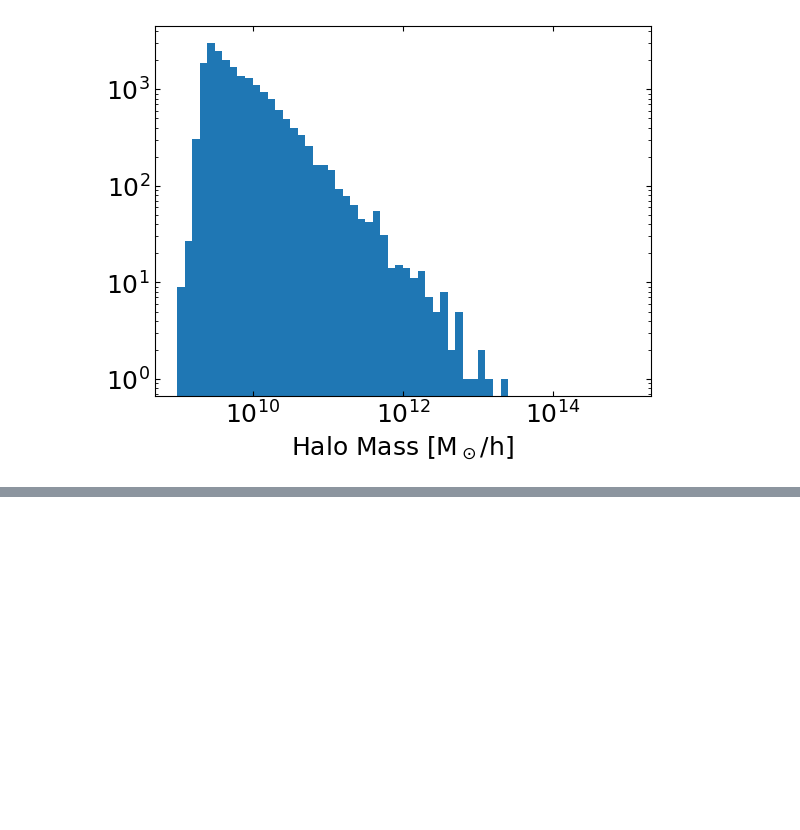
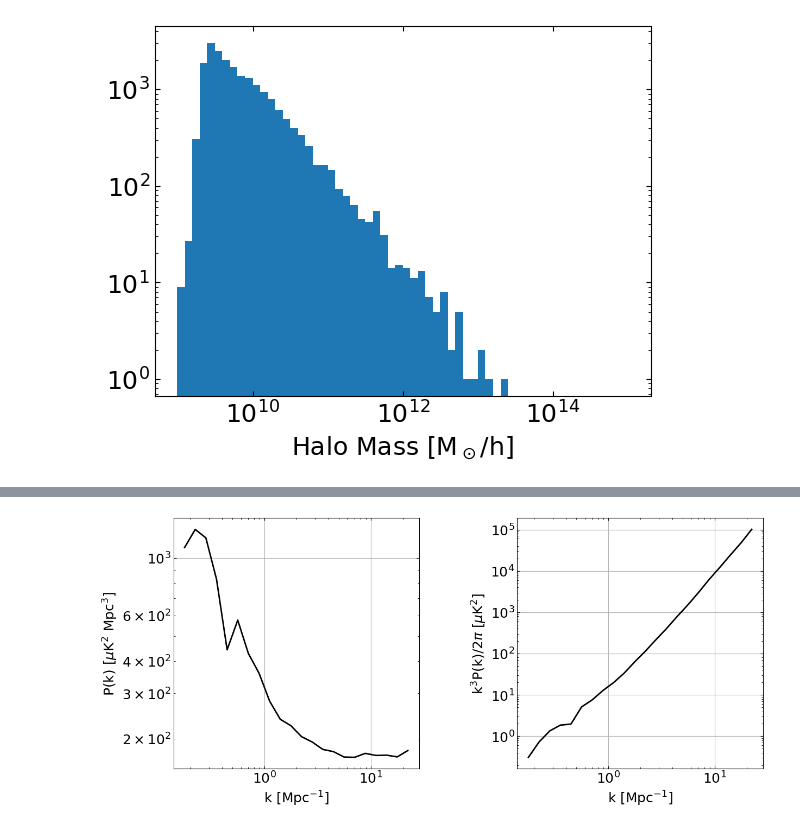
Before and after one commit to shubhagrawal30/CosmoIM, a Jupyter notebook: notebooks/simim.ipynb, the cells around one changed output, grey strips where cells are left out. Saved outputs shown, nothing was run; the diff lists cells and outputs as text; code cells hidden in the pictures; blank space fills up the shorter version.

```diff
--- a/notebooks/simim.ipynb
+++ b/notebooks/simim.ipynb
@@ -236,0 +295,47 @@ snaphandler.hist('mass',axkws={'xlabel':'Halo Mass [M$_\odot$/h]','xscale':'log'
+# %%
+# Define a grid
+pixel_size = .25
+side_length = ((simhandler.box_edge_no_h) // pixel_size) * pixel_size      # This crops the box to have an integer number of pixels
+center_point = [side_length/2,side_length/2,side_length/2]
+
+# Compute some cosmological factors
+xfactor = snap.cosmo.comoving_distance(z_for_modeling).value                         # Mpc / rad
+yfactor = wl_co * (1+z_for_modeling)**2 / (1000*snap.cosmo.H(z_for_modeling).value)  # derivative of distance with respect to frequency in Mpc / Hz
+dl = (1+z_for_modeling)*xfactor                                                      # luminosity distance to z in Mpc
+
+# Convert flux to luminosity for each point
+L_to_f = Lsun / (4*np.pi*(dl*Mpc)**2)                                                # Convert luminosity (Lsum) to flux (W/m^2)
+f_to_i = xfactor**2*yfactor/pixel_size**3                                            # Convert flux (W/m^2) to intensity (W/m^2/Str/Hz)
+i_to_T = ((1+z_for_modeling)*wl_co)**2 / (2*kB) * 1e6                                # Convert intensity (W/m^2/Str/Hz) to brightness temp (uK)
+temps = snap.return_property('LCO_ns',in_h_units=False) * L_to_f * f_to_i * i_to_T
+
+# Get object positions
+x = snap.return_property('pos_x',in_h_units=False)
+y = snap.return_property('pos_y',in_h_units=False)
+z = snap.return_property('pos_z',in_h_units=False)
+positions = np.array([x,y,z]).T
+
+# Make the grid
+grid = gridder(positions,temps,center_point=center_point,side_length=side_length,pixel_size=pixel_size,axunits='Mpc',gridunits='uK')
+# %%
+ps = grid.power_spectrum(in_place=False,normalize=True)
+
+# Spherical average
+bins = np.logspace(-3,3,61)
+bin_centers = np.logspace(-2.95,2.95,60)
+_,ps1d = ps.spherical_average(ax=[0,1,2],bins=bins)
+ps1d = ps1d[:,0] / side_length**3                           # Normalize by volume
+k = 2*np.pi * bin_centers
+# %%
+# Plot the results
+fig,ax = plt.subplots(1,2,figsize=(14,6),sharex=True)
+fig.subplots_adjust(wspace=.4)
+ax[0].set(xlabel='k [Mpc$^{-1}$]',ylabel='P(k) [$\mu$K$^2$ Mpc$^{3}$]',xscale='log',yscale='log')
+ax[0].grid()
+ax[0].plot(k,ps1d,lw=2,color='k')
+ax[1].set(xlabel='k [Mpc$^{-1}$]',ylabel='k$^3$P(k)/2$\pi$ [$\mu$K$^2$]',xscale='log',yscale='log')
+ax[1].plot(k,k**3/2/np.pi**2*ps1d,lw=2,color='k')
+ax[1].grid()
+plt.show()
+# %% [output]
+[figure, added]
```
Also changed, not shown: parts of 6 cells of this notebook, 1 other file.
